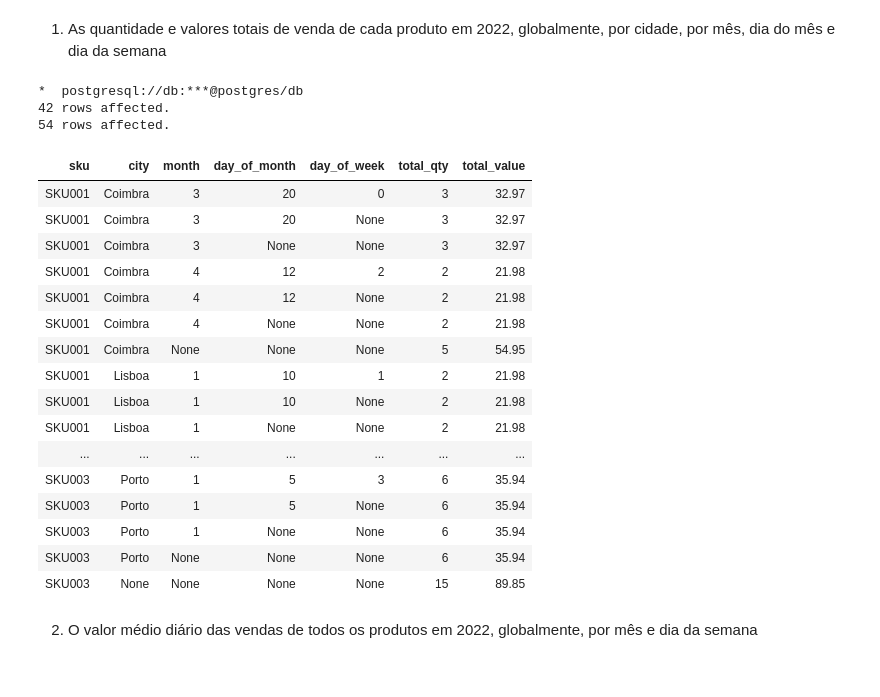
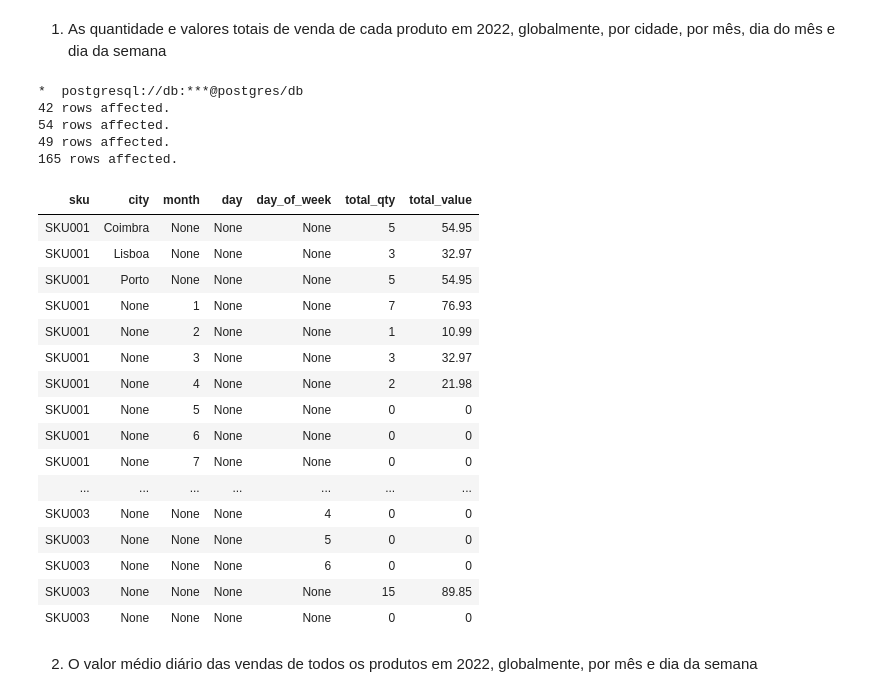
Before and after one commit to MateuSpencer/BD_Projeto_22-23, a Jupyter notebook: Entrega_3/E3-report.ipynb, the cells around one changed output. Drawn from its saved outputs; the diff is of its cells as text; code cells hidden in the pictures.

```diff
--- a/Entrega_3/E3-report.ipynb
+++ b/Entrega_3/E3-report.ipynb
@@ -468,43 +468,76 @@ Usando a vista desenvolvida para a Questão 3, escreva duas consultas SQL que pe
 # %%
 %%sql
 SELECT p.SKU, ps.city, ps.month, ps.day_of_month, ps.day_of_week,
        SUM(ps.qty) AS total_qty, SUM(ps.total_price) AS total_value
 FROM product_sales ps
 JOIN product p ON ps.SKU = p.SKU
 WHERE ps.year = 2022
 GROUP BY GROUPING SETS ((p.SKU, ps.city, ps.month), (p.SKU, ps.city, ps.day_of_month), (p.SKU, ps.city, ps.day_of_week))
 ORDER BY p.SKU, ps.city, ps.month, ps.day_of_month, ps.day_of_week;
 
 
 -- SELECT ...
 SELECT p.SKU, ps.city, ps.month, ps.day_of_month, ps.day_of_week,
        SUM(ps.qty) AS total_qty, SUM(ps.total_price) AS total_value
 FROM product_sales ps
 JOIN product p ON ps.SKU = p.SKU
 WHERE ps.year = 2022
 GROUP BY p.SKU ,ROLLUP (ps.city, ps.month, ps.day_of_month, ps.day_of_week)
 ORDER BY p.SKU, ps.city, ps.month, ps.day_of_month, ps.day_of_week;
+
+SELECT p.SKU, ps. city, ps.month, ps. day_of_month, ps. day_of_week,
+SUM(ps.qty) AS total_qty, SUM(ps.total_price) AS total_value
+FROM product_sales ps
+JOIN product p ON ps. SKU = p. SKU
+WHERE ps.year = 2022
+GROUP BY GROUPING SETS ( (p. SKU),
+(p. SKU, ps. city),
+(P.SKU, ps. month), (p.SKU, ps. day_of_month),
+(p. SKU, ps .day_of_week))
+ORDER BY p. SKU, ps.city, ps.month, ps. day_of_month, ps.day_of_week;
+
+SELECT p.SKU, ps.city, months.month, days.day, dow.day_of_week,
+       COALESCE(SUM(ps.qty), 0) AS total_qty, COALESCE(SUM(ps.total_price), 0) AS total_value
+FROM product p
+CROSS JOIN (
+  SELECT generate_series(1, 12) AS month
+) months
+CROSS JOIN (
+  SELECT generate_series(1, 31) AS day
+) days
+CROSS JOIN (
+  SELECT generate_series(0, 6) AS day_of_week
+) dow
+LEFT JOIN product_sales ps ON p.SKU = ps.SKU
+                           AND ps.year = 2022
+                           AND ps.month = months.month
+                           AND ps.day_of_month = days.day
+                           AND ps.day_of_week = dow.day_of_week
+GROUP BY GROUPING SETS ((p.SKU), (p.SKU, ps.city), (p.SKU,months.month), (p.SKU,days.day), (p.SKU,dow.day_of_week))
+ORDER BY p.SKU, ps.city, months.month, days.day, dow.day_of_week;
 # %% [output]
 *  postgresql://db:***@postgres/db
 42 rows affected.
 54 rows affected.
+49 rows affected.
+165 rows affected.
-| sku | city | month | day_of_month | day_of_week | total_qty | total_value |
-| SKU001 | Coimbra | 3 | 20 | 0 | 3 | 32.97 |
-| SKU001 | Coimbra | 3 | 20 | None | 3 | 32.97 |
-| SKU001 | Coimbra | 3 | None | None | 3 | 32.97 |
-| SKU001 | Coimbra | 4 | 12 | 2 | 2 | 21.98 |
-| SKU001 | Coimbra | 4 | 12 | None | 2 | 21.98 |
-| SKU001 | Coimbra | 4 | None | None | 2 | 21.98 |
+| sku | city | month | day | day_of_week | total_qty | total_value |
 | SKU001 | Coimbra | None | None | None | 5 | 54.95 |
-| SKU001 | Lisboa | 1 | 10 | 1 | 2 | 21.98 |
-| SKU001 | Lisboa | 1 | 10 | None | 2 | 21.98 |
-| SKU001 | Lisboa | 1 | None | None | 2 | 21.98 |
+| SKU001 | Lisboa | None | None | None | 3 | 32.97 |
+| SKU001 | Porto | None | None | None | 5 | 54.95 |
+| SKU001 | None | 1 | None | None | 7 | 76.93 |
+| SKU001 | None | 2 | None | None | 1 | 10.99 |
+| SKU001 | None | 3 | None | None | 3 | 32.97 |
+| SKU001 | None | 4 | None | None | 2 | 21.98 |
+| SKU001 | None | 5 | None | None | 0 | 0 |
+| SKU001 | None | 6 | None | None | 0 | 0 |
+| SKU001 | None | 7 | None | None | 0 | 0 |
 | ... | ... | ... | ... | ... | ... | ... |
-| SKU003 | Porto | 1 | 5 | 3 | 6 | 35.94 |
-| SKU003 | Porto | 1 | 5 | None | 6 | 35.94 |
-| SKU003 | Porto | 1 | None | None | 6 | 35.94 |
-| SKU003 | Porto | None | None | None | 6 | 35.94 |
+| SKU003 | None | None | None | 4 | 0 | 0 |
+| SKU003 | None | None | None | 5 | 0 | 0 |
+| SKU003 | None | None | None | 6 | 0 | 0 |
 | SKU003 | None | None | None | None | 15 | 89.85 |
+| SKU003 | None | None | None | None | 0 | 0 |
 # %% [markdown]
 2. O valor médio diário das vendas de todos os produtos em 2022, globalmente, por mês e dia da semana
 # %%
```
Also changed, not shown: parts of 1 cell of this notebook.
